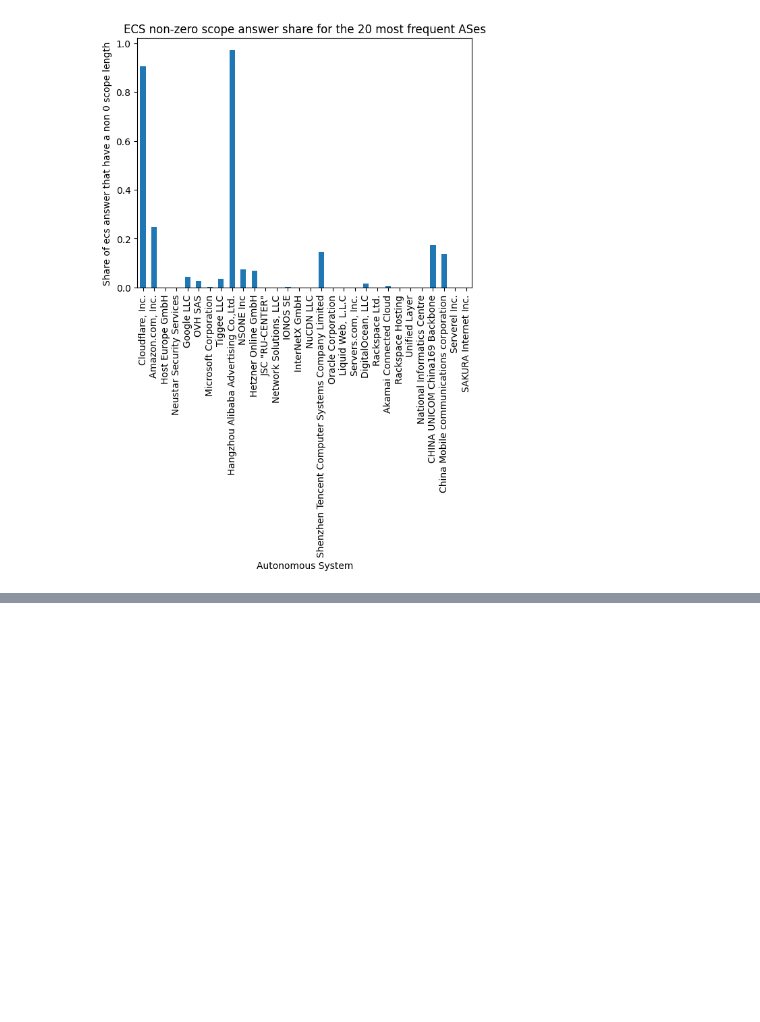
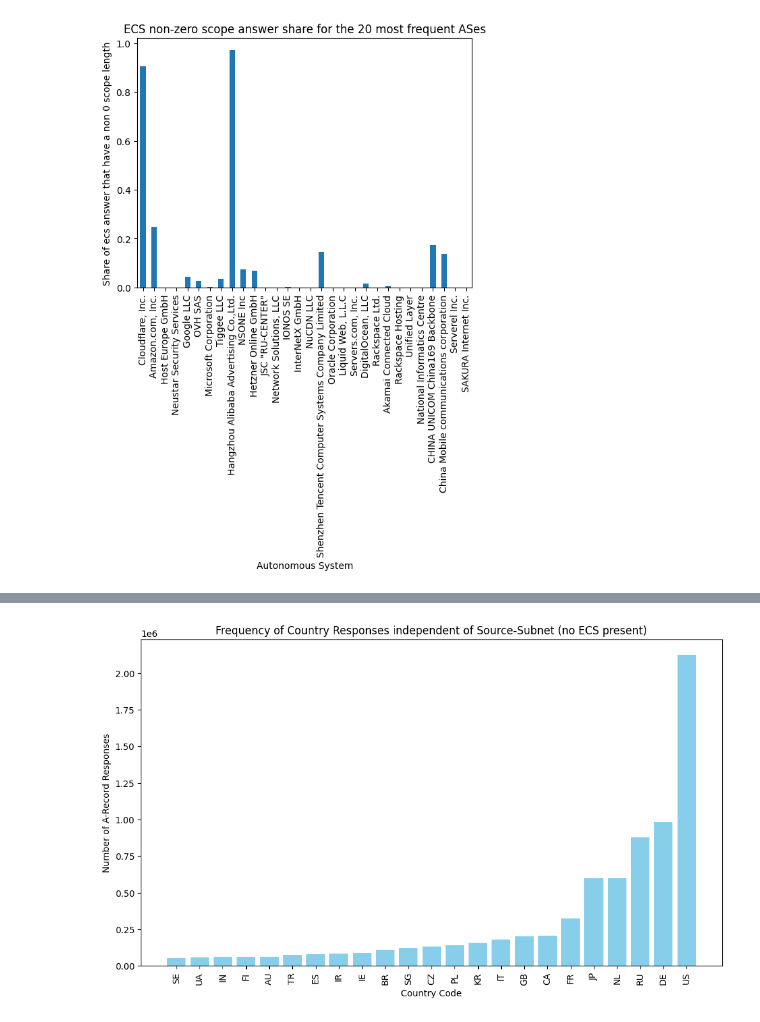
Before and after one commit to f10d0/edns_subnet_measurement, a Jupyter notebook: analysis/graphs.ipynb, the cells around one changed output, grey strips where cells are left out. Saved outputs shown, nothing was run; the diff lists cells and outputs as text; code cells hidden in the pictures; blank space fills up the shorter version.

```diff
--- a/analysis/graphs.ipynb
+++ b/analysis/graphs.ipynb
@@ -125,0 +139,6 @@ plots.plot_non_zero_scope_answer_share(df, PLOT_PATH)
+# %%
+# mapping received responses to countries (no ecs)
+df = df_logic.load_enriched_csv(ENR_FLTR_SCAN_PATH, usecols=["domain","scope","subnet-location","ip-locations"])
+plots.plot_country_responses(df, NO_CLOUDFLARE_PATH, ecs=False)
+# %% [output]
+[figure, added]
```
Also changed, not shown: parts of 10 cells of this notebook, 3 other files.
